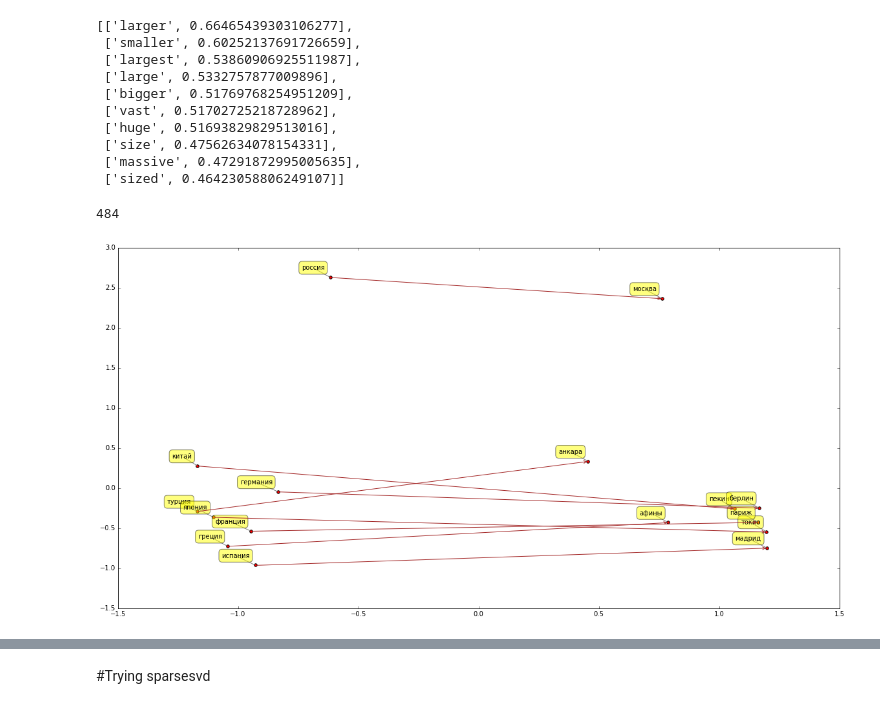
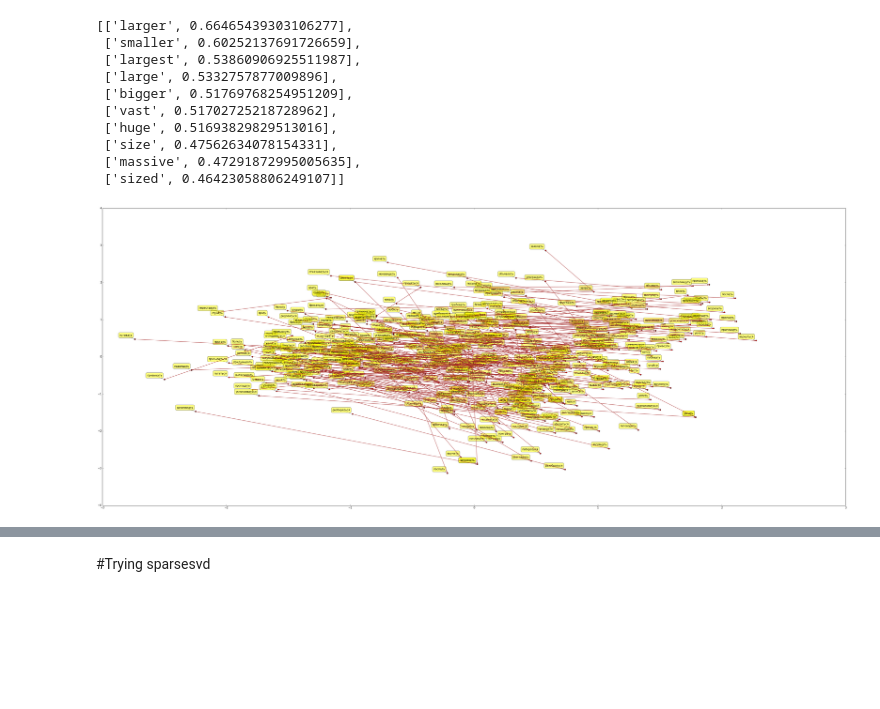
Before and after one commit to undertherain/vsmlib, a Jupyter notebook: python/matrices.ipynb, the cells around one changed output, grey strips where cells are left out. Drawn from its saved outputs; the diff is of its cells as text; code cells hidden in the pictures; blank space fills up the shorter version.

```diff
--- a/python/matrices.ipynb
+++ b/python/matrices.ipynb
@@ -25,8 +25,10 @@ from io import BytesIO
 import vsmlib
 from vsmlib.visualize import draw_features,draw_features_and_similarity,plotvectors,wordlist_to_rows,rows_to_img_array
 %matplotlib inline
-mpl.rcParams['figure.figsize'] = (60.0, 20.0)
+mpl.rcParams['figure.figsize'] = (24.0, 8.0)
 import brewer2mpl
+import pandas
+from pandas.tools.plotting import parallel_coordinates
 # %%
 def display_pil_image(im):
    """Displayhook function for PIL Images, rendered as PNG."""
@@ -42,7 +44,7 @@ dpi = png_formatter.for_type(Image.Image, display_pil_image)
 if socket.gethostname()=="cypress":
     dir_root="/storage/scratch/SVD/explicit_Giga_2w_svd_500_C0.6/"
 if socket.gethostname()=="ashtree":
-    dir_root="/mnt/work/nlp_scratch/SVD/explicit_Giga_2w_svd_500_C0.6"
+    dir_root="/mnt/work/nlp_scratch/SVD/explicit_Giga_3w_pos_svd_500_C0.6/"
     #dir_root="/mnt/work/nlp_scratch/test"
 if socket.gethostname()=="rc017.m.gsic.titech.ac.jp":
     dir_root="/home/blackbird/data/scratch/brown"
@@ -234,8 +238,8 @@ m2.get_most_similar_words(row)
 # %%
-with open("../data/imperfect/list.txt") as f:
-    pairs = [y for y in [x.split() for x in f.readlines()]]
-    wordlist = [item for sublist in pairs for item in sublist]
-#wordlist
-len(wordlist)
+#m.get_row(2)
+def wordlist_from_pairs(name):
+    with open(name) as f:
+        pairs = [y for y in [x.split() for x in f.readlines() if len(x)>3]]
+        wordlist = [item for sublist in pairs for item in sublist]
+    return wordlist
+mymodel = m
-# %% [output]
-484
@@ -245,31 +246,9 @@ m.normalize()
 # %%
-wordlist=wordlist[:40]
-#wordlist = ["turkey","ankara",
-#            "japan","tokyo",
-#            "china","beijing",
-#            "russia","moscow",
-#            "france","paris",
-#            "germany","berlin",
-#            "greece","athens",
-#            "spain","madrid"
-#            ]
-wordlist = ["турция","анкара",
-            "япония","токио",
-            "китай","пекин",
-            "россия","москва",
-            "франция","париж",
-            "германия","берлин",
-            "греция","афины",
-            "испания","мадрид"
-            ]
+wordlist = wordlist_from_pairs("../data/pairs/verbs.txt")
+#wordlist=wordlist[:40]
 #wordlist = ["big","bigger","small","smaller","good","better","slow","slower","short","shorter"]
 #wordlist = ["fast","slow","big","small","long","short","expensive","cheap","good","bad"]
-#wordlist = ["говорить","сказать","мочь","смочь","знать","узнать","становиться","стать","есть","съесть","хотеть","захотеть"]
-#mymodel = m_w2v
 mpl.rcParams['figure.figsize'] = (20.0, 10.0)
-
-mymodel = m
-#wordlist = ["cake","soup","sandwich","","car","bike","helicopter"]
 def vis_scatter(lx,ly,wordlist):
     ax=plt.subplot()
 #    ax.set_aspect('equal', 'datalim')
@@ -279,35 +258,36 @@ def vis_scatter(lx,ly,wordlist):
         plt.annotate(
             label,
             xy = (x, y), xytext = (-10, 10),
             textcoords = 'offset points', ha = 'right', va = 'bottom',
             bbox = dict(boxstyle = 'round,pad=0.5', fc = 'yellow', alpha = 0.5),
             arrowprops = dict(arrowstyle = '-', connectionstyle = 'arc3,rad=0',color="grey"))
     for i in range(0, len(lx), 2):
         #plt.plot(lx[i:i+2],ly[i:i+2],c="brown")
         #plt.arrow(lx[i], ly[i], lx[i+1]-lx[i], ly[i+1]-ly[i], head_width=0.03, head_length=0.1, fc='k', ec='k')
         ax.annotate("", xy=(lx[i+1], ly[i+1]), xytext=(lx[i], ly[i]),arrowprops=dict(arrowstyle="->",color="brown"))
 
 rows = np.empty((0,mymodel.matrix.shape[1]))
 for i in wordlist:
 #    rows =np.vstack([rows,mymodel.get_row(i).todense()])
     rows =np.vstack([rows,mymodel.get_row(i)])
 
 ##p = mdp.pca(rows)
 #ut, s_ev, vt = np.linalg.svd(rows.T)
 #ut, s_ev, vt = sklearn.decomposition.TruncatedSVD(rows)
 #rows.shape
 
-pca = sklearn.decomposition.PCA(n_components=2,whiten=True)
+pca = sklearn.decomposition.PCA(n_components=6,whiten=True)
 p = pca.fit_transform(rows)
 
-#svd = sklearn.decomposition.TruncatedSVD(n_components=2, random_state=42)
+#svd = sklearn.decomposition.TruncatedSVD(n_components=2, random_state=1)
 #p = svd.fit_transform(rows)
 
 ##print(pca.explained_variance_ratio_)
-x = p[:,0]
-y = p[:,1]
+
+x = p[:,2]
+y = p[:,4]
 
 vis_scatter(x,y,wordlist)
 plt.savefig(mymodel.name+"_imperfect.pdf", bbox_inches='tight')
 # %% [output]
-[figure, old version]
+[figure, new version]
```
Also changed, not shown: parts of 8 cells of this notebook, 1 other file.
